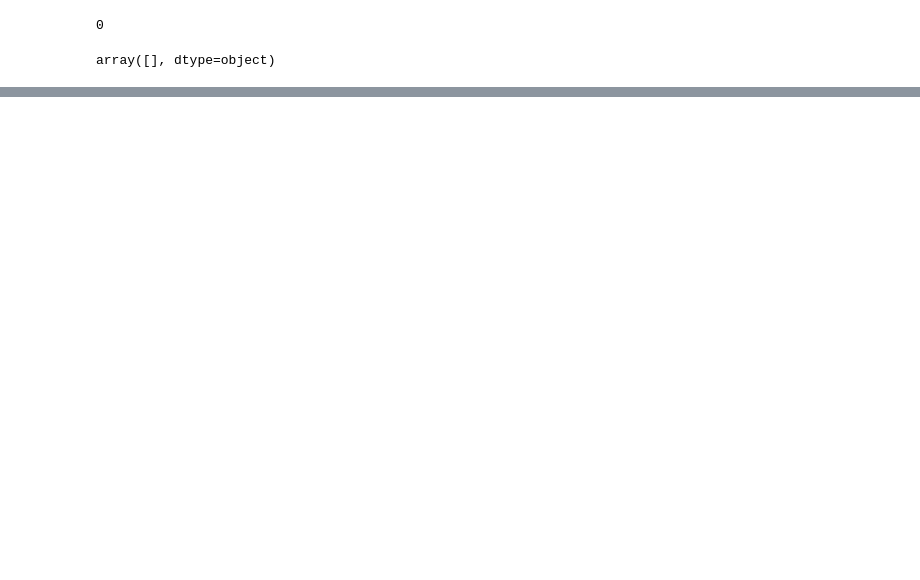
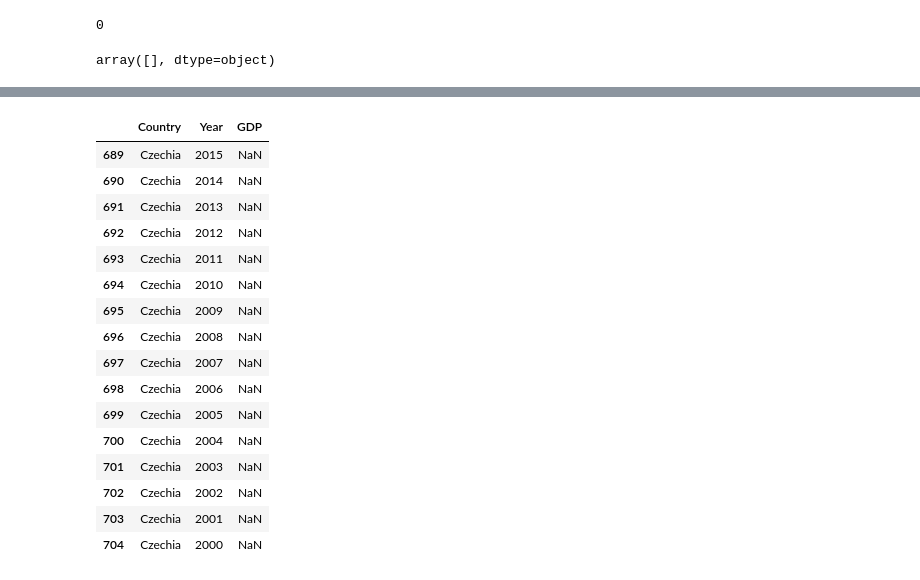
Before and after one commit to PVineeth/lifeexp_ml, a Jupyter notebook: Data_Analysis.ipynb, the cells around one changed output, grey strips where cells are left out. Drawn from its saved outputs; the diff is of its cells as text; code cells hidden in the pictures; blank space fills up the shorter version.

```diff
--- a/Data_Analysis.ipynb
+++ b/Data_Analysis.ipynb
@@ -238,0 +241,5 @@ nan_countries_test[nan_countries_test['Country'] == "Niue"]
+# %%
+gdp_countries = data[['Country','Year','GDP']]
+#gdp_countries['Country'].unique()
+#gdp_data.columns
+# There are 193 countries which needs.
@@ -238,0 +256,22 @@ nan_countries_test[nan_countries_test['Country'] == "Niue"]
+# %%
+for val in gdp_countries['Country'].index:
+    print(val,' ',end='')
+    if len(gdp_data[gdp_data['country'] == gdp_countries['Country'][val]].values) != 0:
+        try:
+            gdp_other_data = gdp_data[gdp_data['country'] == gdp_countries['Country'][val]][gdp_data['Year'] == gdp_countries['Year'][val]]['GDP'].values[0]
+            print(gdp_other_data, "pass: 1")
+            gdp_countries.at[val, 'GDP'] = gdp_other_data
+        except IndexError:
+            pass
+    else:
+        try:
+            gdp_other_data = gdp_data[gdp_data['country'].str.startswith(gdp_countries['Country'][val])][gdp_data['Year'] == gdp_countries['Year'][val]]['GDP'].values[0]
+            print(gdp_other_data, "pass: 2")
+            gdp_countries.at[val, 'GDP'] = gdp_other_data
+        except IndexError:
+            try:
+                gdp_other_data = gdp_data[gdp_data['country'].str.startswith(gdp_countries['Country'][val].split(' (')[0])][gdp_data['Year'] == gdp_countries['Year'][val]]['GDP'].values[0]
+                print(gdp_other_data, "pass: 3")
+                gdp_countries.at[val, 'GDP'] = gdp_other_data
+            except IndexError:
+                pass # No country match
@@ -238,0 +366,20 @@ nan_countries_test[nan_countries_test['Country'] == "Niue"]
+# %%
+gdp_countries[gdp_countries['Country'] == "Czechia"]
+# %% [output]
+|  | Country | Year | GDP |
+| 689 | Czechia | 2015 | NaN |
+| 690 | Czechia | 2014 | NaN |
+| 691 | Czechia | 2013 | NaN |
+| 692 | Czechia | 2012 | NaN |
+| 693 | Czechia | 2011 | NaN |
+| 694 | Czechia | 2010 | NaN |
+| 695 | Czechia | 2009 | NaN |
+| 696 | Czechia | 2008 | NaN |
+| 697 | Czechia | 2007 | NaN |
+| 698 | Czechia | 2006 | NaN |
+| 699 | Czechia | 2005 | NaN |
+| 700 | Czechia | 2004 | NaN |
+| 701 | Czechia | 2003 | NaN |
+| 702 | Czechia | 2002 | NaN |
+| 703 | Czechia | 2001 | NaN |
+| 704 | Czechia | 2000 | NaN |
```
Also changed, not shown: parts of 20 cells of this notebook, 12 other files.
